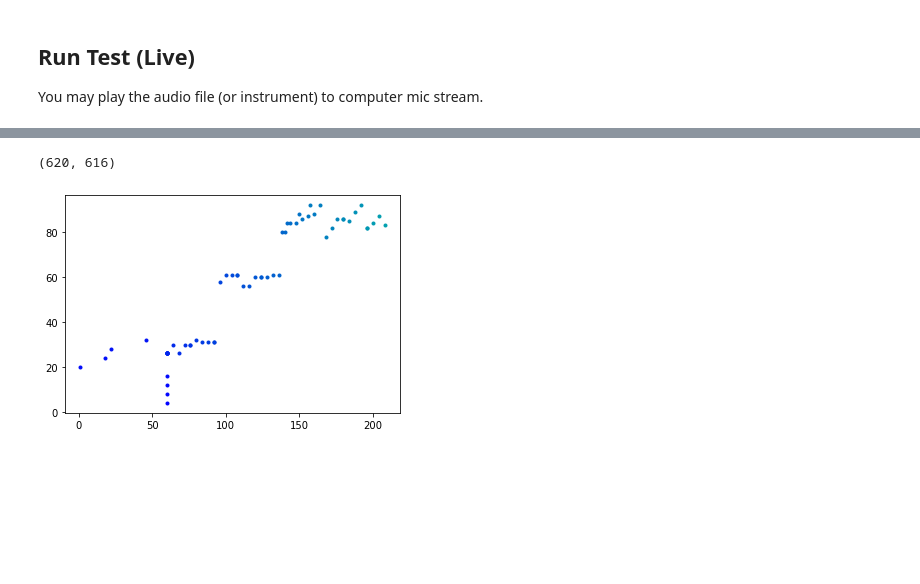
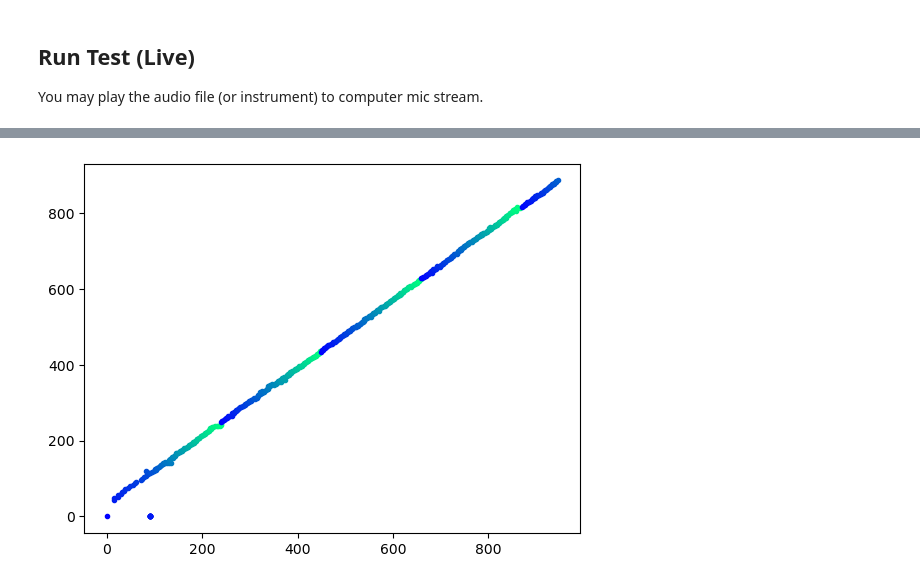
Before and after one commit to laurenceyoon/python-match, a Jupyter notebook: online_dtw.ipynb, the cells around one changed output, grey strips where cells are left out. Drawn from its saved outputs; the diff is of its cells as text; code cells hidden in the pictures; blank space fills up the shorter version.

```diff
--- a/online_dtw.ipynb
+++ b/online_dtw.ipynb
@@ -110,0 +1,28 @@ class StreamProcessor:
+# %%
+import queue
+import threading
+import time
+import traceback
+from enum import IntEnum
+from typing import Optional
+
+import librosa
+import matplotlib.pyplot as plt
+import numpy as np
+import pyaudio
+import scipy
+from tqdm import tqdm
+
+CHANNELS = 1
+SAMPLE_RATE = 24000
+FRAME_RATE = 30
+HOP_LENGTH = SAMPLE_RATE // FRAME_RATE
+N_FFT = 2 * HOP_LENGTH
+N_MELS = 66
+NORM = np.inf
+CHUNK_SIZE = 4 * HOP_LENGTH
+FRAME_RATE = SAMPLE_RATE / HOP_LENGTH
+DTW_WINDOW_SIZE = int(3 * FRAME_RATE)
+METRIC = "euclidean"
+MAX_RUN_COUNT = 30
+FEATURES = ["chroma"]  # chroma, mel, mfcc, etc.
@@ -500,14 +569,10 @@ y_seg = odtw.query_stft[:, y - wy : y].T  # [wy, 12]
-# %%
-odtw.ref_total_length, odtw.ref_stft.shape[1]
-# %% [output]
-(620, 616)
 # %%
-x,y  = zip(*odtw.candi_history)
+x,y  = zip(*oltw.candi_history)
 
 from matplotlib import cm
 cmap = cm.get_cmap('winter', 100)
 for n in range(len(x)):
     plt.plot(x[n], y[n], '.', color=cmap(n%100))
 # %% [output]
-[figure, old version]
+[figure, new version]
 # %%
```
Also changed, not shown: parts of 16 cells of this notebook, 4 other files.
